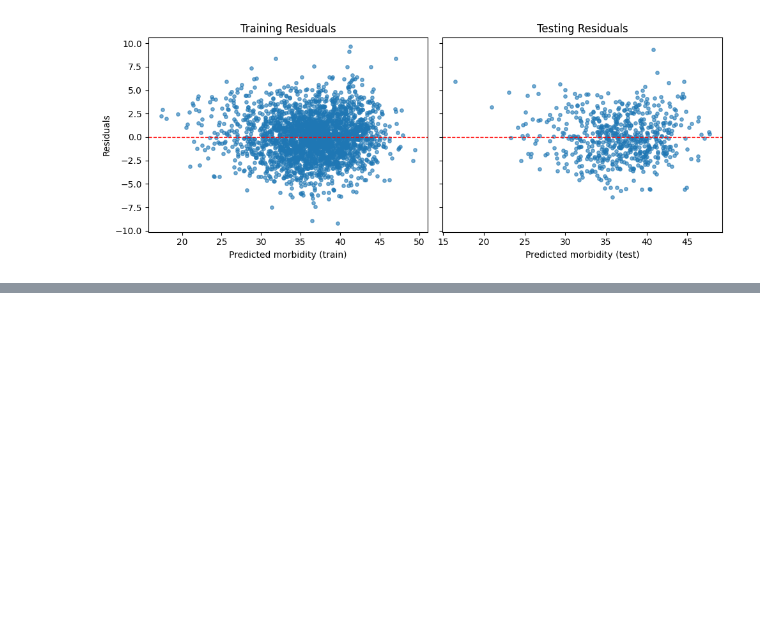
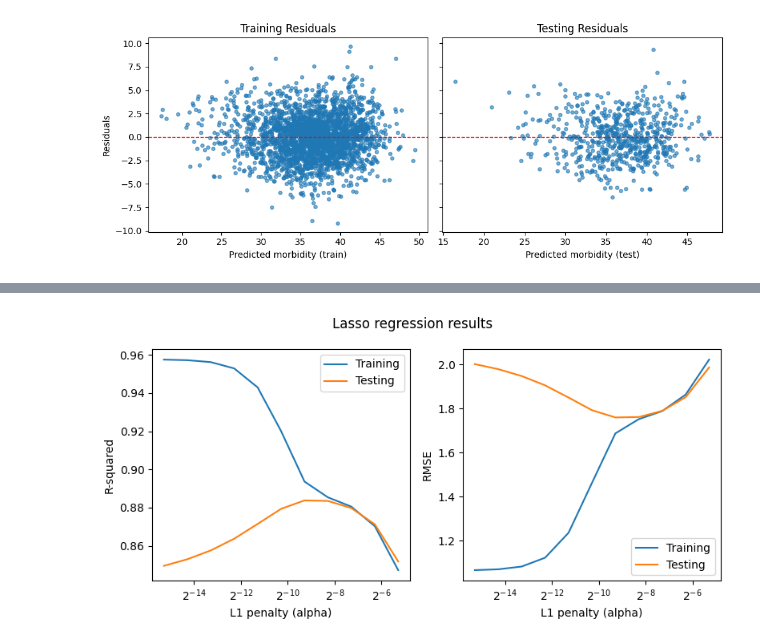
Before and after one commit to 4GeeksAcademy/Jack-Porter-s-Linear-Regression-Using-Pandas-Project, a Jupyter notebook: src/explore.ipynb, the cells around one changed output, grey strips where cells are left out. Saved outputs shown, nothing was run; the diff lists cells and outputs as text; code cells hidden in the pictures; blank space fills up the shorter version.

```diff
--- a/src/explore.ipynb
+++ b/src/explore.ipynb
@@ -575,0 +707,33 @@ plt.show()
+# %%
+
+plot_df = lasso_df.sort_values("alpha")
+
+fig, axs = plt.subplots(1, 2, figsize=(8, 4))
+fig.suptitle('Lasso regression results')
+
+# R^2
+axs[0].plot(plot_df["alpha"], plot_df["Training R-squared"], label='Training')
+axs[0].plot(plot_df["alpha"], plot_df["Testing R-Squared"], label='Testing')
+try:
+    axs[0].set_xscale('log', base=2)
+except TypeError:
+    axs[0].set_xscale('log')  # fallback for older Matplotlib
+axs[0].set_xlabel('L1 penalty (alpha)')
+axs[0].set_ylabel('R-squared')
+axs[0].legend(loc='best')
+
+# RMSE
+axs[1].plot(plot_df["alpha"], plot_df["Training RMSE"], label='Training')
+axs[1].plot(plot_df["alpha"], plot_df["Testing RMSE"], label='Testing')
+try:
+    axs[1].set_xscale('log', base=2)
+except TypeError:
+    axs[1].set_xscale('log')
+axs[1].set_xlabel('L1 penalty (alpha)')
+axs[1].set_ylabel('RMSE')
+axs[1].legend(loc='best')
+
+plt.tight_layout()
+plt.show()
+# %% [output]
+[figure, added]
```
Also changed, not shown: parts of 5 cells of this notebook.
